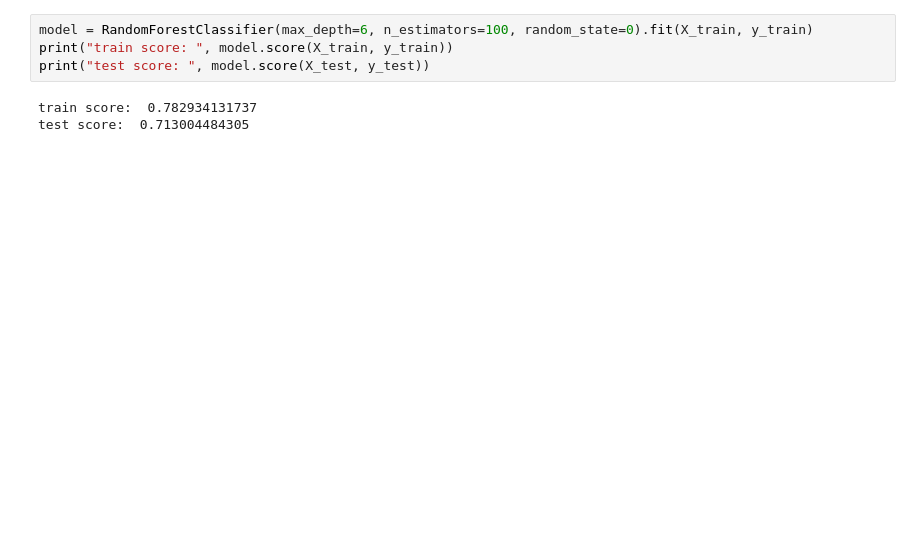
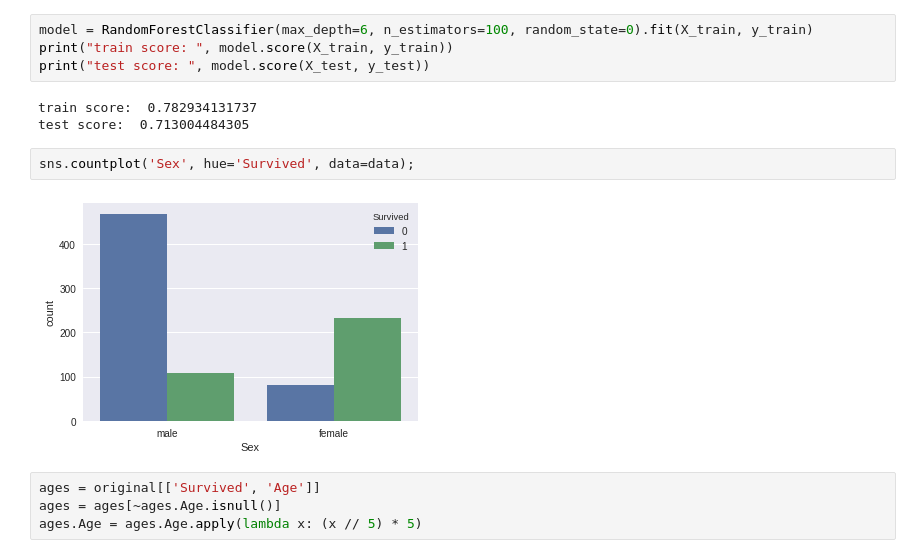
Before and after one commit to petarivanovv9/Machine-Learning-Course-FMI, a Jupyter notebook: titanic-kaggle-exercise.ipynb, the cells around one changed output. Drawn from its saved outputs; the diff is of its cells as text; blank space fills up the shorter version.

```diff
--- a/titanic-kaggle-exercise.ipynb
+++ b/titanic-kaggle-exercise.ipynb
@@ -262,3 +262,11 @@ print("test score: ", model.score(X_test, y_test))
 # %% [output]
 train score:  0.782934131737
 test score:  0.713004484305
+# %%
+sns.countplot('Sex', hue='Survived', data=data);
+# %% [output]
+[figure, added]
+# %%
+ages = original[['Survived', 'Age']]
+ages = ages[~ages.Age.isnull()]
+ages.Age = ages.Age.apply(lambda x: (x // 5) * 5)
```
Also changed, not shown: parts of 21 cells of this notebook.
